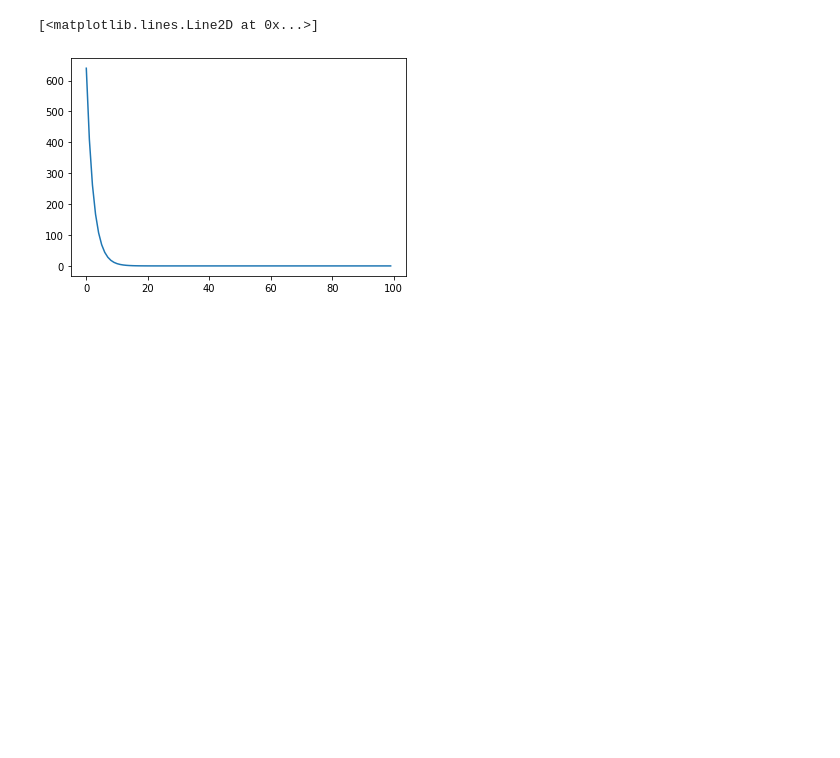
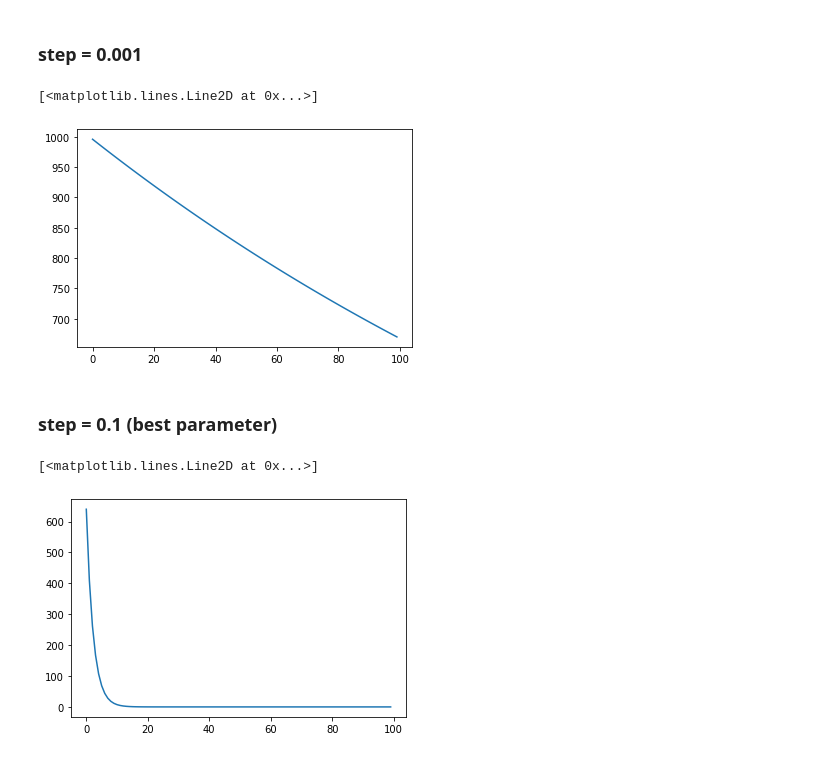
Before and after one commit to faderani/EE_435, a Jupyter notebook: Assignment#1.ipynb, the cells around one changed output. Cells and saved outputs as stored; diff of their text form; code cells hidden in the pictures; blank space fills up the shorter version.

```diff
--- a/Assignment#1.ipynb
+++ b/Assignment#1.ipynb
@@ -35,7 +56,6 @@ def gradient_descent_q2(init, iteration=100, step=1):
 
     for x in range(0, iteration):
 
-        fw = np.dot(w.T, w)
 
         gw = 2*w
         w = w - gw*step
@@ -44,6 +64,17 @@ def gradient_descent_q2(init, iteration=100, step=1):
         values.append(fw)
 
     return values
+# %% [markdown]
+### step = 0.001
+# %%
+init = np.ones((10,))*10
+values = gradient_descent_q2(init=init , iteration=100, step=0.001)
+plt.plot(values)
+# %% [output]
+[<matplotlib.lines.Line2D at 0x...>]
+[figure, added]
+# %% [markdown]
+### step = 0.1 (best parameter)
 # %%
 init = np.ones((10,))*10
 values = gradient_descent_q2(init=init , iteration=100, step=0.1)
```
Also changed, not shown: parts of 24 cells of this notebook.
